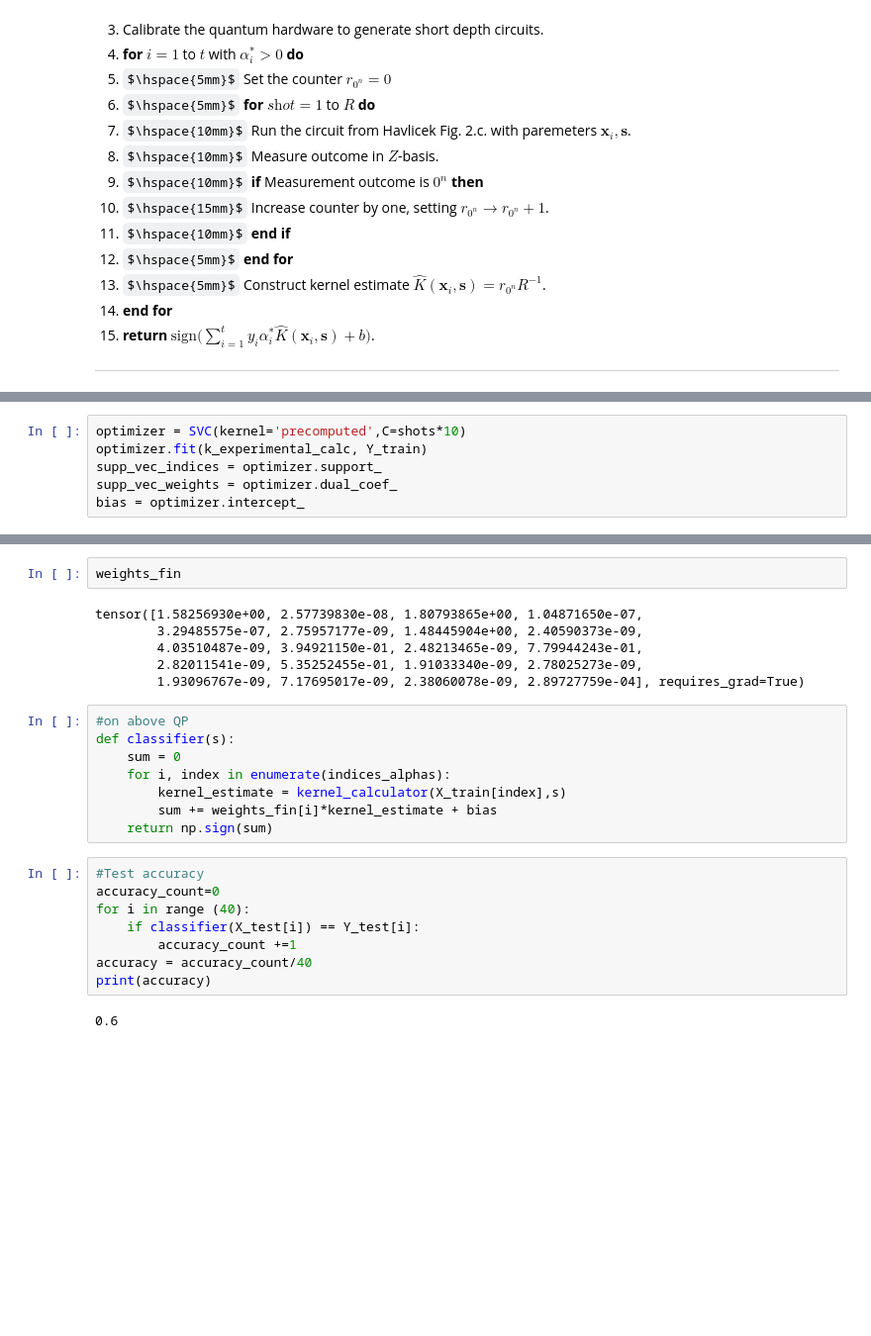
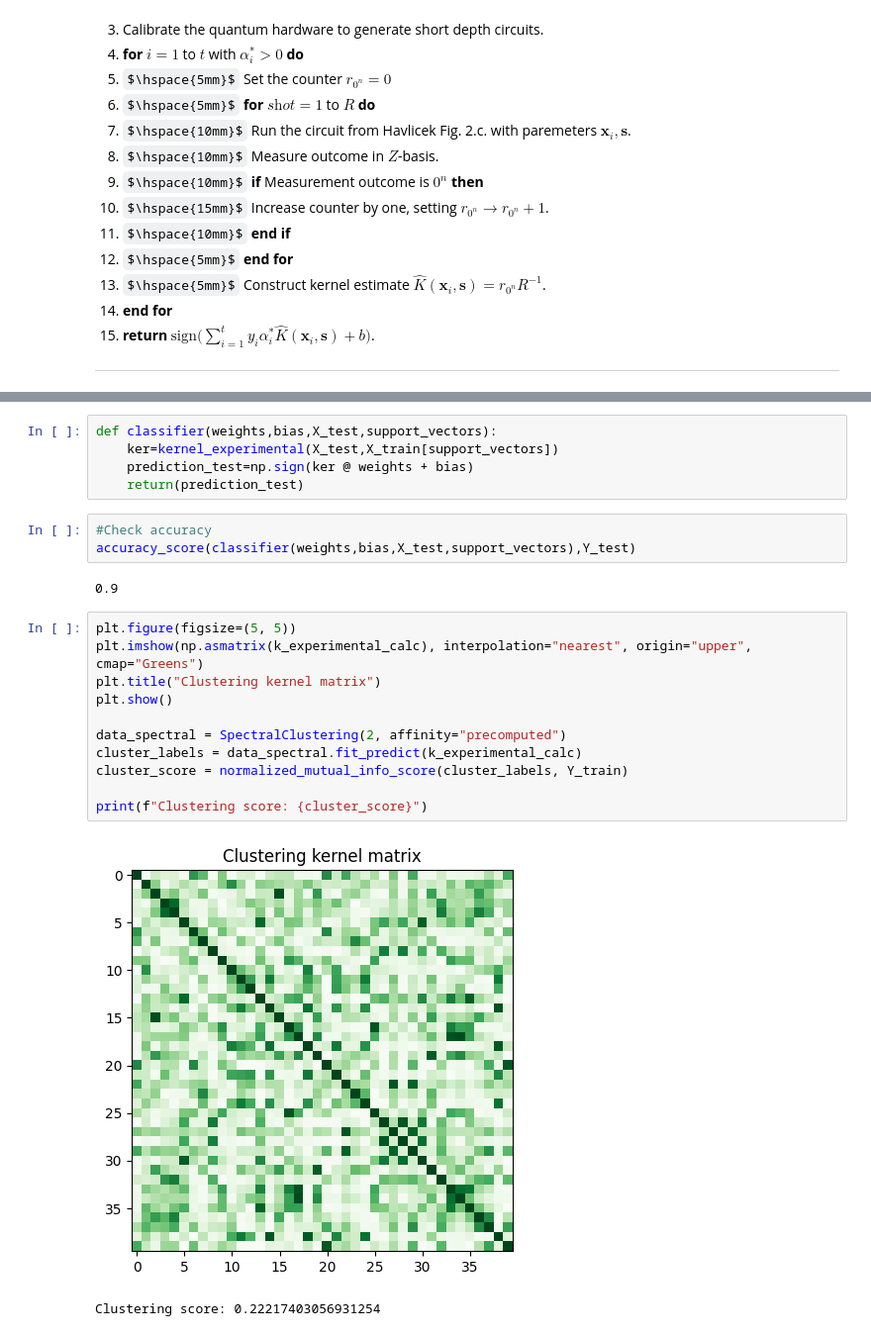
Before and after one commit to qBraid/HAQS-2022, a Jupyter notebook: qml-classifier-challenge/kernel_estimator.ipynb, the cells around one changed output, grey strips where cells are left out. Shown at 99% size. Saved outputs shown, nothing was run; the diff lists cells and outputs as text; some formulas as TeX source; blank space fills up the shorter version.

Commit message:
Kernel_estimator_submission
tried a run on kernel estimator

```diff
--- a/qml-classifier-challenge/kernel_estimator.ipynb
+++ b/qml-classifier-challenge/kernel_estimator.ipynb
@@ -553,6 +421,0 @@ The accuracy with the experimental kernel on test set is 1.000
-# %%
-optimizer = SVC(kernel='precomputed',C=shots*10)
-optimizer.fit(k_experimental_calc, Y_train)
-supp_vec_indices = optimizer.support_
-supp_vec_weights = optimizer.dual_coef_
-bias = optimizer.intercept_
@@ -604,26 +422,24 @@ tensor(-0.02143609, requires_grad=True)
-# %%
-weights_fin
-# %% [output]
-tensor([1.58256930e+00, 2.57739830e-08, 1.80793865e+00, 1.04871650e-07,
-        3.29485575e-07, 2.75957177e-09, 1.48445904e+00, 2.40590373e-09,
-        4.03510487e-09, 3.94921150e-01, 2.48213465e-09, 7.79944243e-01,
-        2.82011541e-09, 5.35252455e-01, 1.91033340e-09, 2.78025273e-09,
-        1.93096767e-09, 7.17695017e-09, 2.38060078e-09, 2.89727759e-04], requires_grad=True)
-# %%
-#on above QP
-def classifier(s):
-    sum = 0
-    for i, index in enumerate(indices_alphas):
-        kernel_estimate = kernel_calculator(X_train[index],s)
-        sum += weights_fin[i]*kernel_estimate + bias
-    return np.sign(sum)
-# %%
-#Test accuracy
-accuracy_count=0
-for i in range (40):
-    if classifier(X_test[i]) == Y_test[i]:
-        accuracy_count +=1
-accuracy = accuracy_count/40
-print(accuracy)
-# %% [output]
-0.6
+# %%
+def classifier(weights,bias,X_test,support_vectors):
+    ker=kernel_experimental(X_test,X_train[support_vectors])
+    prediction_test=np.sign(ker @ weights + bias)
+    return(prediction_test)
+# %%
+#Check accuracy
+accuracy_score(classifier(weights,bias,X_test,support_vectors),Y_test)
+# %% [output]
+0.9
+# %%
+plt.figure(figsize=(5, 5))
+plt.imshow(np.asmatrix(k_experimental_calc), interpolation="nearest", origin="upper", cmap="Greens")
+plt.title("Clustering kernel matrix")
+plt.show()
+
+data_spectral = SpectralClustering(2, affinity="precomputed")
+cluster_labels = data_spectral.fit_predict(k_experimental_calc)
+cluster_score = normalized_mutual_info_score(cluster_labels, Y_train)
+
+print(f"Clustering score: {cluster_score}")
+# %% [output]
+[figure, added]
+Clustering score: 0.22217403056931254
```
Also changed, not shown: parts of 52 cells of this notebook.
